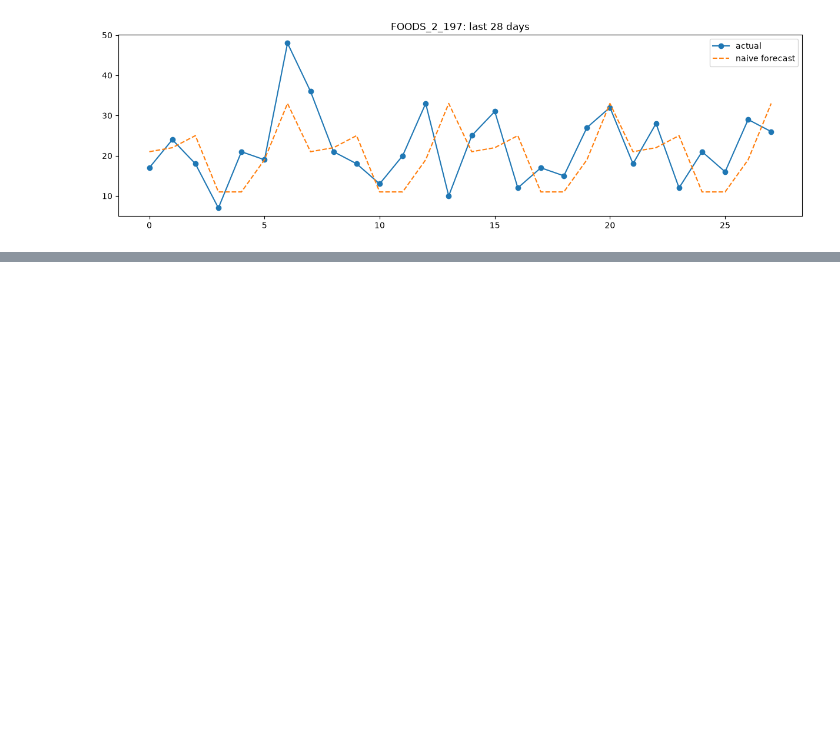
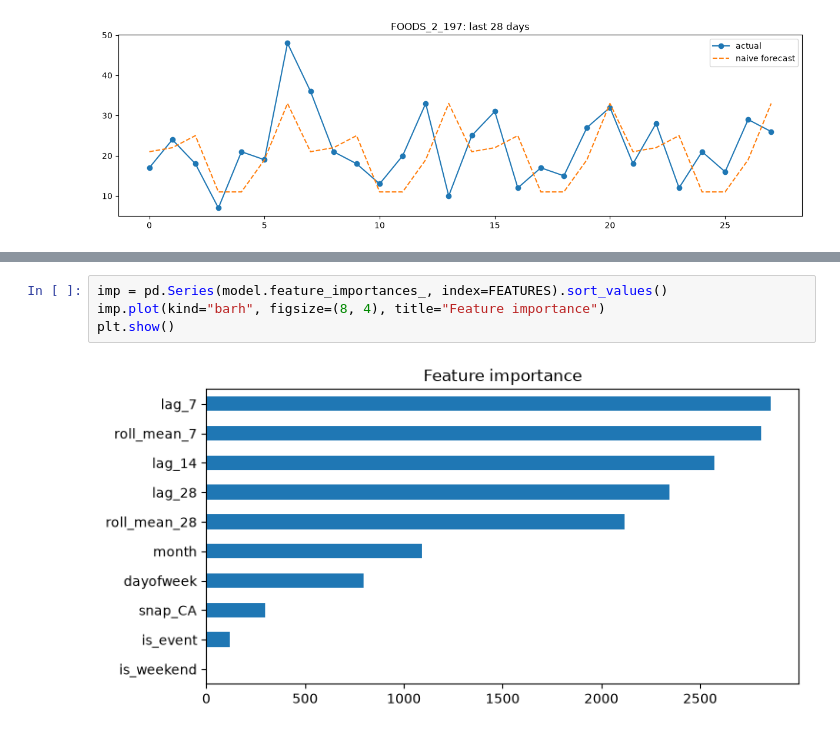
Before and after one commit to kianooo/demand-forecast, a Jupyter notebook: 02_modeling.ipynb, the cells around one changed output, grey strips where cells are left out. Cells and saved outputs as stored; diff of their text form; blank space fills up the shorter version.

```diff
--- a/02_modeling.ipynb
+++ b/02_modeling.ipynb
@@ -102,0 +180,6 @@ plt.title(f"{item}: last 28 days"); plt.legend(); plt.show()
+# %%
+imp = pd.Series(model.feature_importances_, index=FEATURES).sort_values()
+imp.plot(kind="barh", figsize=(8, 4), title="Feature importance")
+plt.show()
+# %% [output]
+[figure, added]
```
Also changed, not shown: parts of 3 cells of this notebook.
